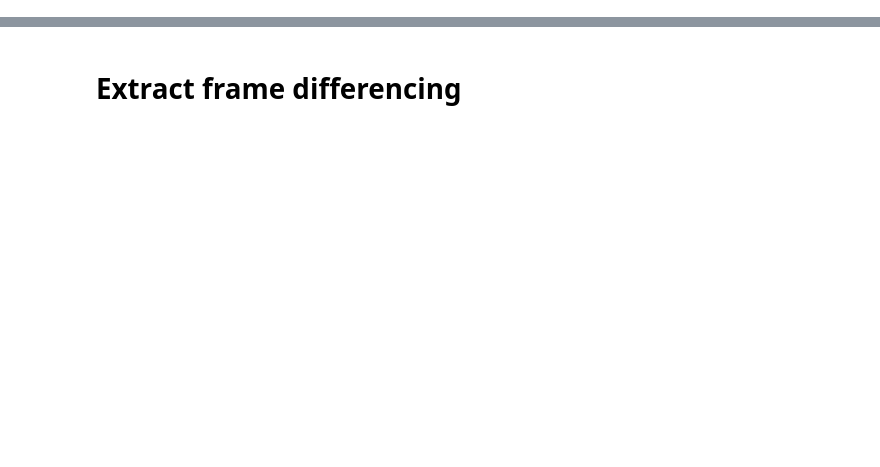
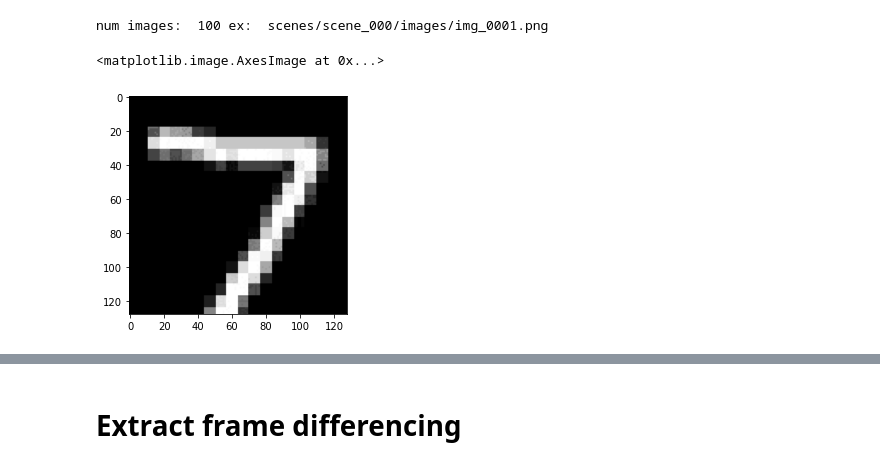
Before and after one commit to yifr/CommonFate, a Jupyter notebook: ImageProcessing.ipynb, the cells around one changed output, grey strips where cells are left out. Saved outputs shown, nothing was run; the diff lists cells and outputs as text; code cells hidden in the pictures; blank space fills up the shorter version.

```diff
--- a/ImageProcessing.ipynb
+++ b/ImageProcessing.ipynb
@@ -15,2 +17,6 @@ scene_name = "multi_shape_dense_texture"
 images = glob.glob(scene_dir)
 images.sort()
+# %%
+print("num images: ", len(images), "ex: ",  images[0])
+# %% [output]
+num images:  100 ex:  scenes/scene_000/images/img_0001.png
@@ -16,0 +27,21 @@ images.sort()
+# %%
+im = Image.open('/Users/yoni/Downloads/mnist.png')
+
+def center_crop(image, size):
+
+    x_low = image.width / 2 - size / 2
+    x_high = image.width / 2 + size / 2
+    y_low = image.height / 2 - size / 2
+    y_high = image.height / 2 + size / 2
+
+    image = image.crop((x_low, y_low, x_high, y_high))
+    return image
+
+im = center_crop(im, 1024)
+
+im = im.resize((128, 128))
+# %%
+plt.imshow(im, cmap="gray")
+# %% [output]
+<matplotlib.image.AxesImage at 0x...>
+[figure, added]
```
Also changed, not shown: parts of 19 cells of this notebook, 3 other files.
